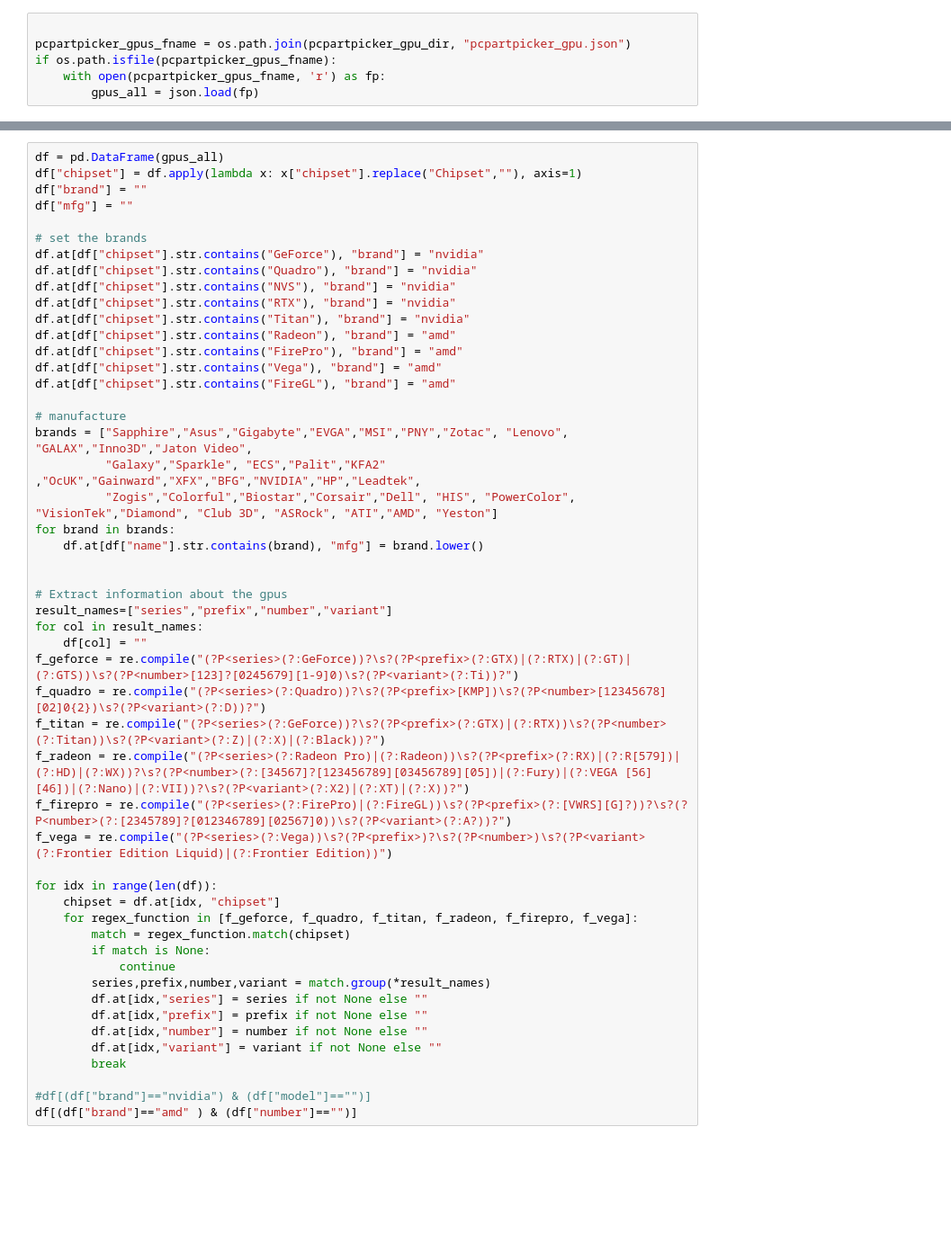
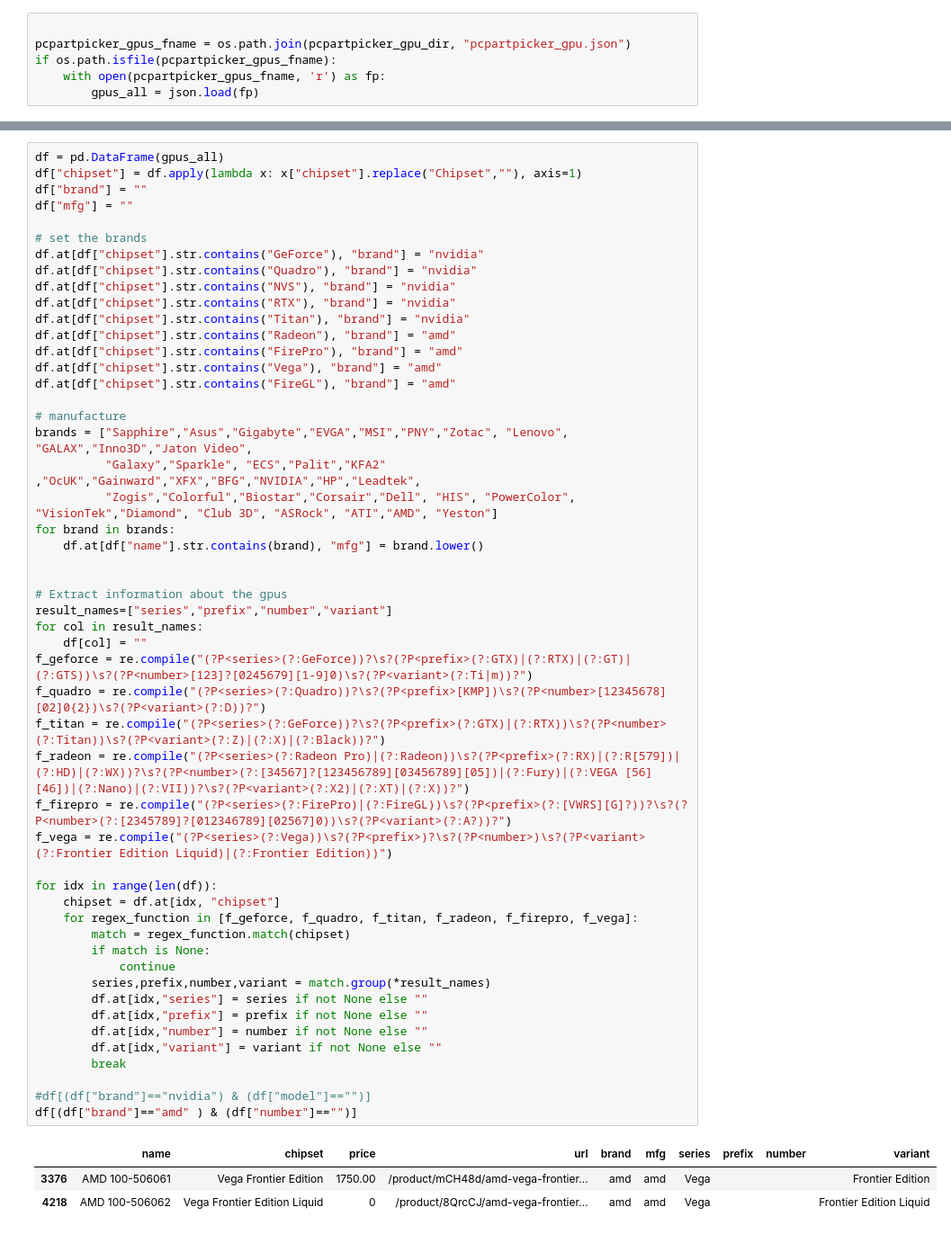
Before and after one commit to denck007/hardwareswap, a Jupyter notebook: GenerateDB.ipynb, the cells around one changed output, grey strips where cells are left out. Shown at 90% size. Drawn from its saved outputs; the diff is of its cells as text; blank space fills up the shorter version.

Commit message:
use regex to find gpu models and prices

```diff
--- a/GenerateDB.ipynb
+++ b/GenerateDB.ipynb
@@ -73,34 +80,38 @@ brands = ["Sapphire","Asus","Gigabyte","EVGA","MSI","PNY","Zotac", "Lenovo", "GA
           "Zogis","Colorful","Biostar","Corsair","Dell", "HIS", "PowerColor", "VisionTek","Diamond", "Club 3D", "ASRock", "ATI","AMD", "Yeston"]
 for brand in brands:
     df.at[df["name"].str.contains(brand), "mfg"] = brand.lower()
 
 
 # Extract information about the gpus
 result_names=["series","prefix","number","variant"]
 for col in result_names:
     df[col] = ""
-f_geforce = re.compile("(?P<series>(?:GeForce))?\s?(?P<prefix>(?:GTX)|(?:RTX)|(?:GT)|(?:GTS))\s?(?P<number>[123]?[0245679][1-9]0)\s?(?P<variant>(?:Ti))?")
+f_geforce = re.compile("(?P<series>(?:GeForce))?\s?(?P<prefix>(?:GTX)|(?:RTX)|(?:GT)|(?:GTS))\s?(?P<number>[123]?[0245679][1-9]0)\s?(?P<variant>(?:Ti|m))?")
 f_quadro = re.compile("(?P<series>(?:Quadro))?\s?(?P<prefix>[KMP])\s?(?P<number>[12345678][02]0{2})\s?(?P<variant>(?:D))?")
 f_titan = re.compile("(?P<series>(?:GeForce))?\s?(?P<prefix>(?:GTX)|(?:RTX))\s?(?P<number>(?:Titan))\s?(?P<variant>(?:Z)|(?:X)|(?:Black))?")
 f_radeon = re.compile("(?P<series>(?:Radeon Pro)|(?:Radeon))\s?(?P<prefix>(?:RX)|(?:R[579])|(?:HD)|(?:WX))?\s?(?P<number>(?:[34567]?[123456789][03456789][05])|(?:Fury)|(?:VEGA [56][46])|(?:Nano)|(?:VII))?\s?(?P<variant>(?:X2)|(?:XT)|(?:X))?")
 f_firepro = re.compile("(?P<series>(?:FirePro)|(?:FireGL))\s?(?P<prefix>(?:[VWRS][G]?))?\s?(?P<number>(?:[2345789]?[012346789][02567]0))\s?(?P<variant>(?:A?))?")
 f_vega = re.compile("(?P<series>(?:Vega))\s?(?P<prefix>)?\s?(?P<number>)\s?(?P<variant>(?:Frontier Edition Liquid)|(?:Frontier Edition))")
 
 for idx in range(len(df)):
     chipset = df.at[idx, "chipset"]
     for regex_function in [f_geforce, f_quadro, f_titan, f_radeon, f_firepro, f_vega]:
         match = regex_function.match(chipset)
         if match is None:
             continue
         series,prefix,number,variant = match.group(*result_names)
         df.at[idx,"series"] = series if not None else ""
         df.at[idx,"prefix"] = prefix if not None else ""
         df.at[idx,"number"] = number if not None else ""
         df.at[idx,"variant"] = variant if not None else ""
         break
 
 #df[(df["brand"]=="nvidia") & (df["model"]=="")]
 df[(df["brand"]=="amd" ) & (df["number"]=="")]
+# %% [output]
+|  | name | chipset | price | url | brand | mfg | series | prefix | number | variant |
+| 3376 | AMD 100-506061 | Vega Frontier Edition | 1750.00 | /product/mCH48d/amd-vega-frontier... | amd | amd | Vega |  |  | Frontier Edition |
+| 4218 | AMD 100-506062 | Vega Frontier Edition Liquid | 0 | /product/8QrcCJ/amd-vega-frontier... | amd | amd | Vega |  |  | Frontier Edition Liquid |
 # %%
 def geforce_series(row):
     if row["series"] != "GeForce":
```
Also changed, not shown: parts of 22 cells of this notebook.
